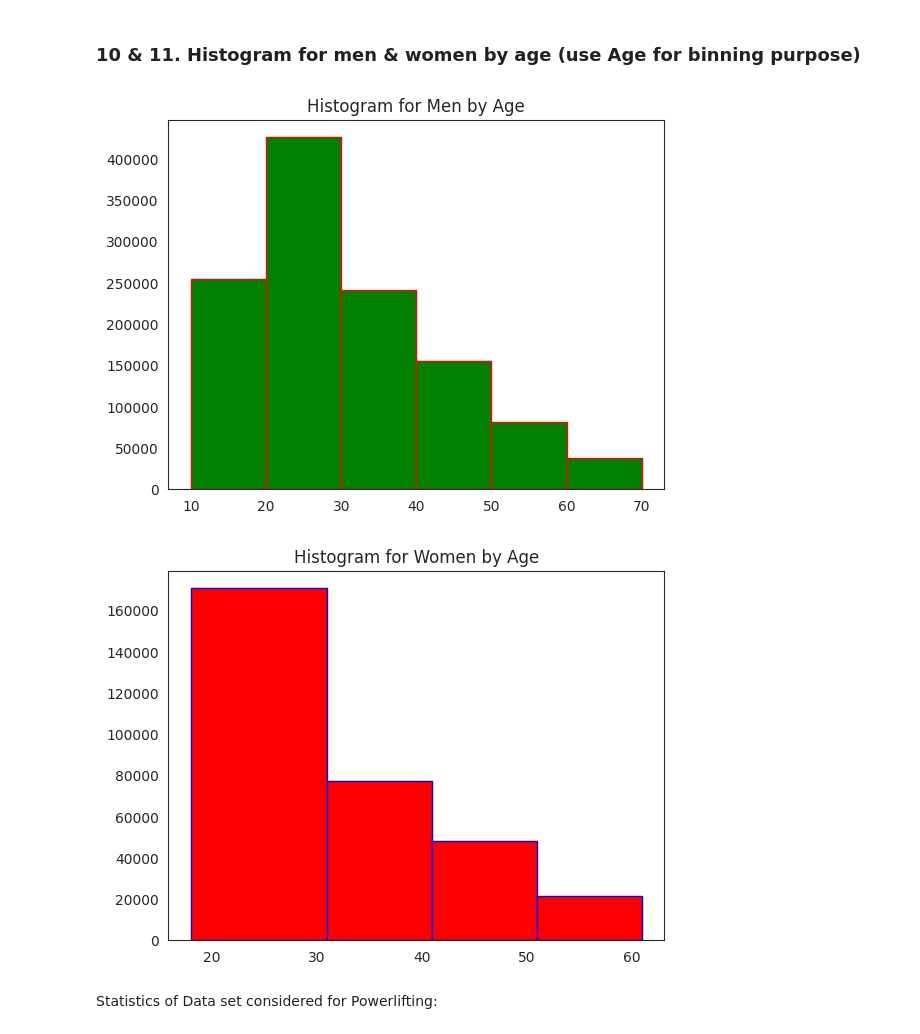
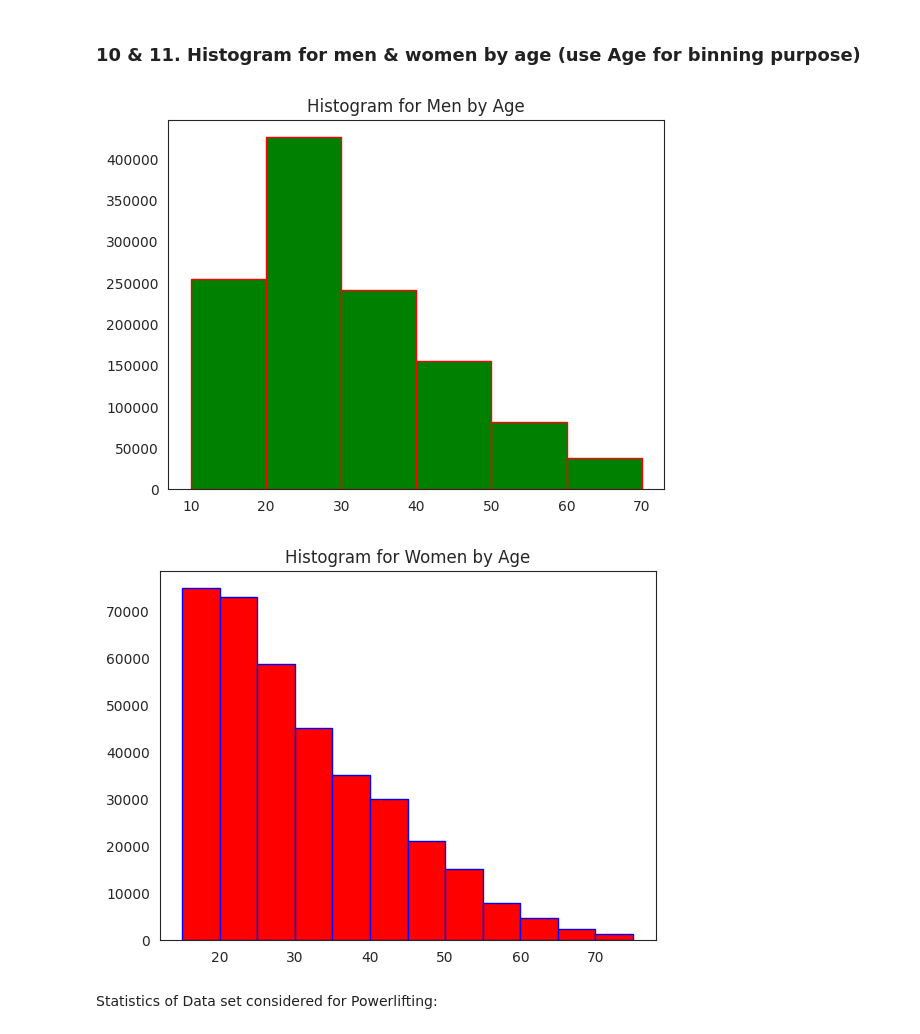
Before and after one commit to VidhyaKishor27/Pythonbasic, a Jupyter notebook: Python_miniproject_powerlifting.ipynb, the cells around one changed output. Drawn from its saved outputs; the diff is of its cells as text; code cells hidden in the pictures.

```diff
--- a/Python_miniproject_powerlifting.ipynb
+++ b/Python_miniproject_powerlifting.ipynb
@@ -166,16 +166,16 @@ plt.show()
 ### 10 & 11. Histogram for men & women by age (use Age for binning purpose)
 # %%
 agebin=[10,20,30,40,50,60,70]
-agebin2=[18,31,41,51,61]
+agebin2=[15,20,25,30,35,40,45,50,55,60,65,70,75]
 plt.hist(men_only['Age'],bins=agebin,color="Green",edgecolor="Red")
 plt.title("Histogram for Men by Age")
 plt.show()
 plt.hist(women_only['Age'],bins=agebin2,color="Red",edgecolor="Blue")
 plt.title("Histogram for Women by Age")
 plt.show()
 # %% [output]
 [figure]
-[figure, old version]
+[figure, new version]
 # %% [markdown]
 Statistics of Data set considered for Powerlifting:
 # %%
```
